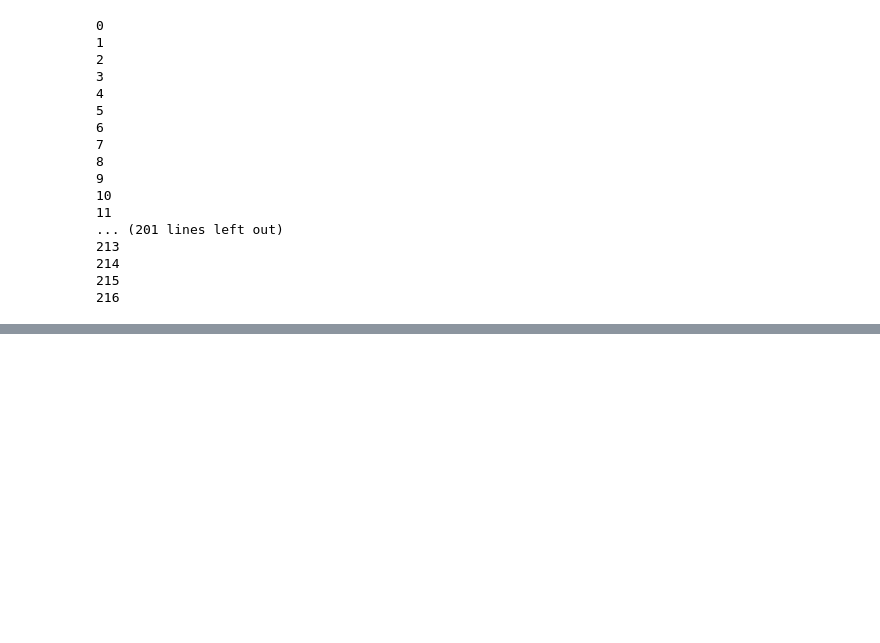
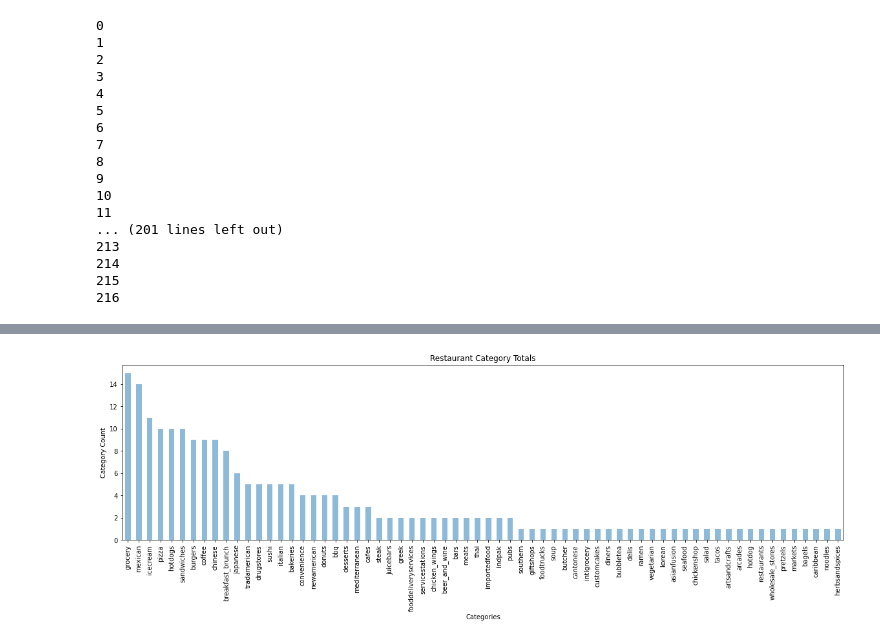
Before and after one commit to RichKirsch80/Competive-Market-Analysis-, a Jupyter notebook: Updated_yelpDetails.ipynb, the cells around one changed output, grey strips where cells are left out. Cells and saved outputs as stored; diff of their text form; code cells hidden in the pictures; blank space fills up the shorter version.

```diff
--- a/Updated_yelpDetails.ipynb
+++ b/Updated_yelpDetails.ipynb
@@ -193,0 +164,12 @@ business_df.to_csv('restaurant_detailed.csv', index = False)
+# %%
+#plot bar graph
+category_count = business_df['categories'].value_counts()
+category_count
+categories_bar= pd.DataFrame(category_count)
+categories_bar.plot.bar(legend=False, alpha=0.5, align="center", figsize=(20,5))
+plt.title('Restaurant Category Totals')
+plt.xlabel('Categories')
+plt.ylabel('Category Count')
+plt.show()
+# %% [output]
+[figure, added]
```
Also changed, not shown: parts of 11 cells of this notebook.
